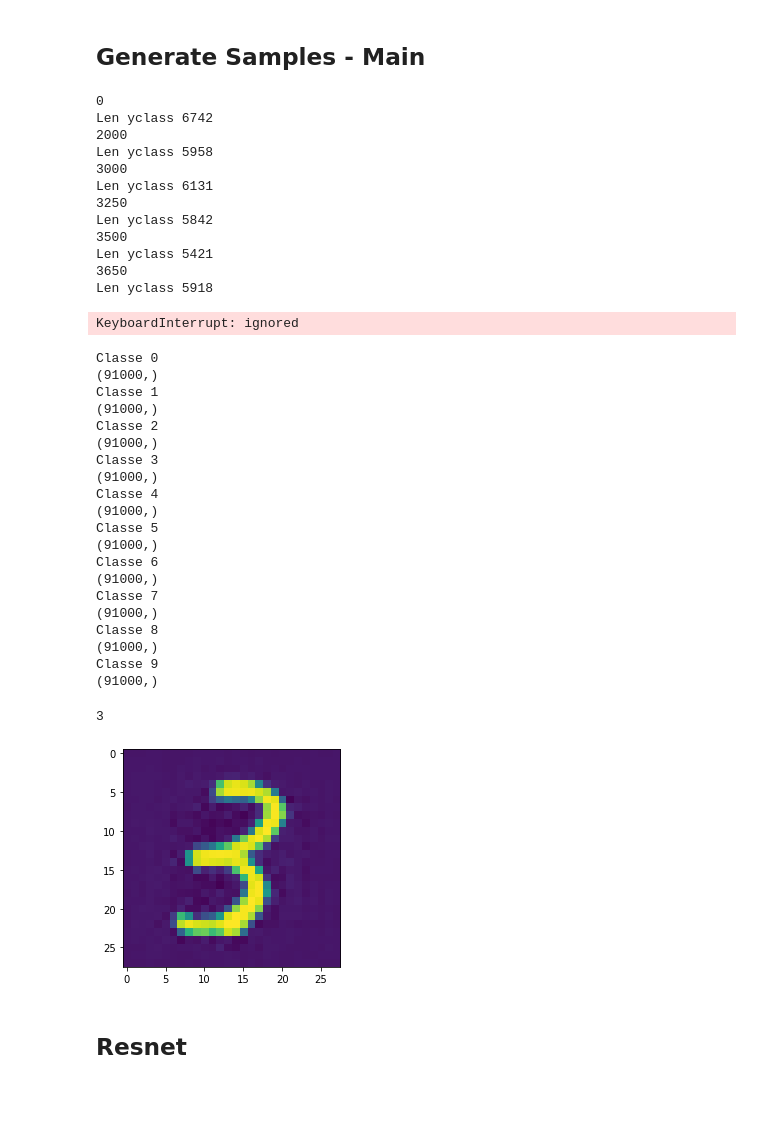
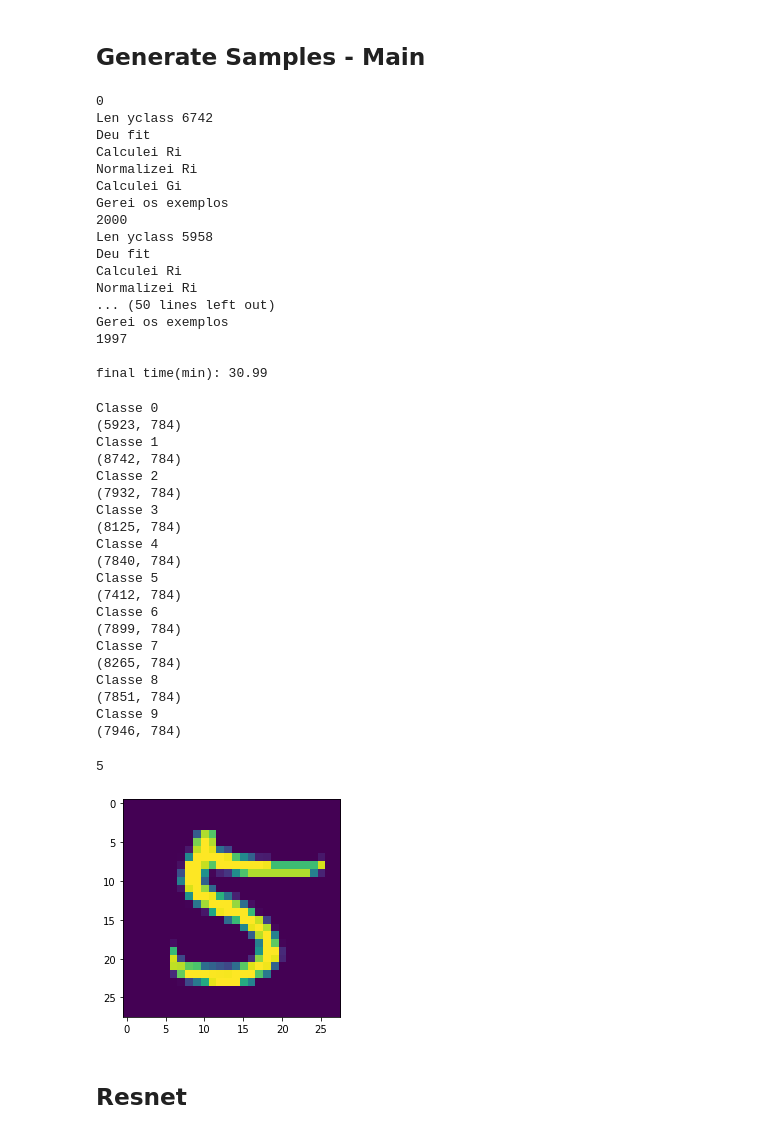
Before and after one commit to thiagom123/Redes-Neurais-2022-1, a Jupyter notebook: Projeto/Copy_of_Deep_Smote.ipynb, the cells around one changed output. Cells and saved outputs as stored; diff of their text form; code cells hidden in the pictures; blank space fills up the shorter version.

```diff
--- a/Projeto/Copy_of_Deep_Smote.ipynb
+++ b/Projeto/Copy_of_Deep_Smote.ipynb
@@ -763,7 +756,8 @@ for m in range(1):
         xclass, yclass = xclasses[i], yclasses[i]
         print("Len yclass", len(yclass))
         n = imbal[0] - imbal[i]
-        xsamp, ysamp = G_SM1(xclass,yclass,n,i)
+        #xsamp, ysamp = G_SM1(xclass,yclass,n,i)
+        xsamp, ysamp = adasyn(allClasses, allY, xclass, yclass,  i, imbal[0], imbal[1], beta=1)
         print(len(ysamp))
 
         ysamp = np.array(ysamp)
@@ -811,49 +805,53 @@ print('final time(min): {:.2f}'.format((t1 - t0)/60))
 # %% [output]
 0
 Len yclass 6742
+Deu fit
+Calculei Ri
+Normalizei Ri
+Calculei Gi
+Gerei os exemplos
 2000
 Len yclass 5958
-3000
-Len yclass 6131
-3250
-Len yclass 5842
-3500
-Len yclass 5421
-3650
-Len yclass 5918
+Deu fit
+Calculei Ri
+Normalizei Ri
+... (50 lines left out)
+Gerei os exemplos
+1997
+
+final time(min): 30.99
-KeyboardInterrupt: ignored
 # %%
 for i in range(10):
   print("Classe", i)
-  print(comby.shape)
+  print(combx[comby==i].shape)
 # %% [output]
 Classe 0
-(91000,)
+(5923, 784)
 Classe 1
-(91000,)
+(8742, 784)
 Classe 2
-(91000,)
+(7932, 784)
 Classe 3
-(91000,)
+(8125, 784)
 Classe 4
-(91000,)
+(7840, 784)
 Classe 5
-(91000,)
+(7412, 784)
 Classe 6
-(91000,)
+(7899, 784)
 Classe 7
-(91000,)
+(8265, 784)
 Classe 8
-(91000,)
+(7851, 784)
 Classe 9
-(91000,)
+(7946, 784)
 # %%
 import matplotlib.pyplot as plt
-plt.imshow(combx[5000].reshape(28,28))
-print(comby[5000])
+plt.imshow(combx[52000].reshape(28,28))
+print(comby[52000])
 # %% [output]
-3
+5
-[figure, old version]
+[figure, new version]
 # %% [markdown]
 ## Resnet
 # %%
```
Also changed, not shown: parts of 17 cells of this notebook.
